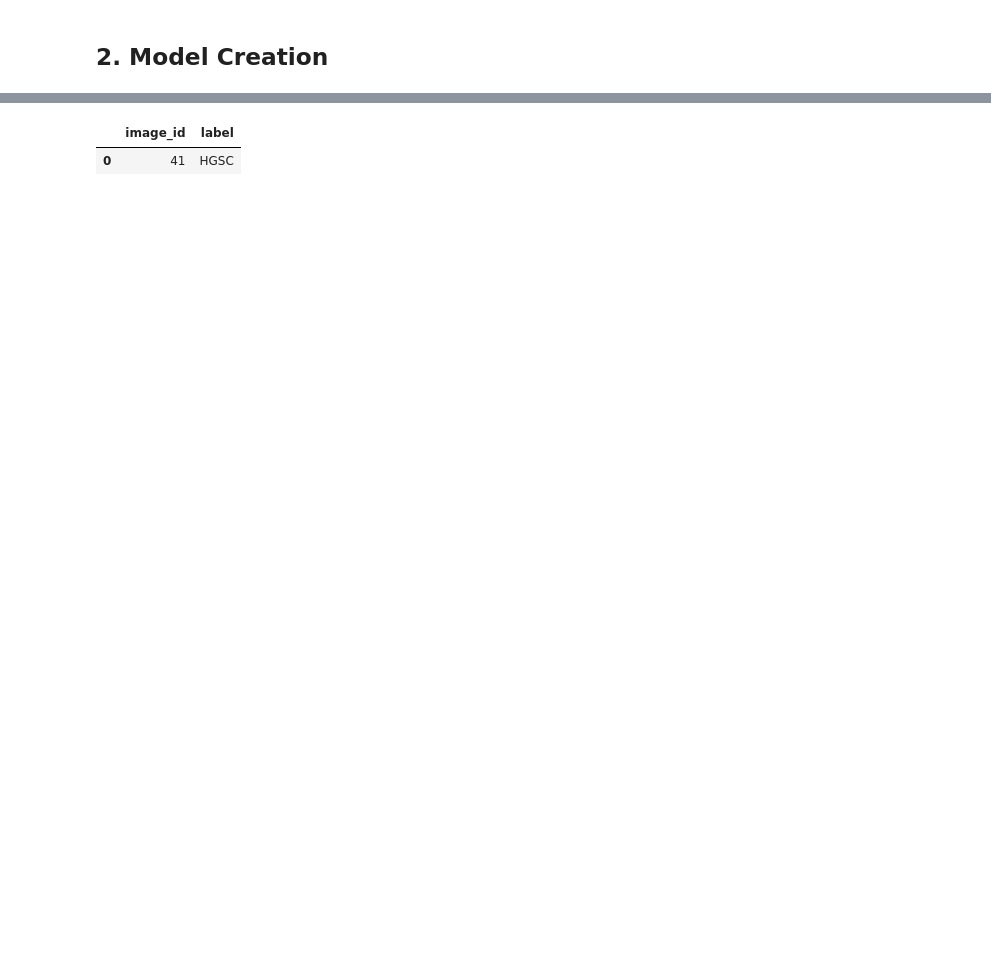
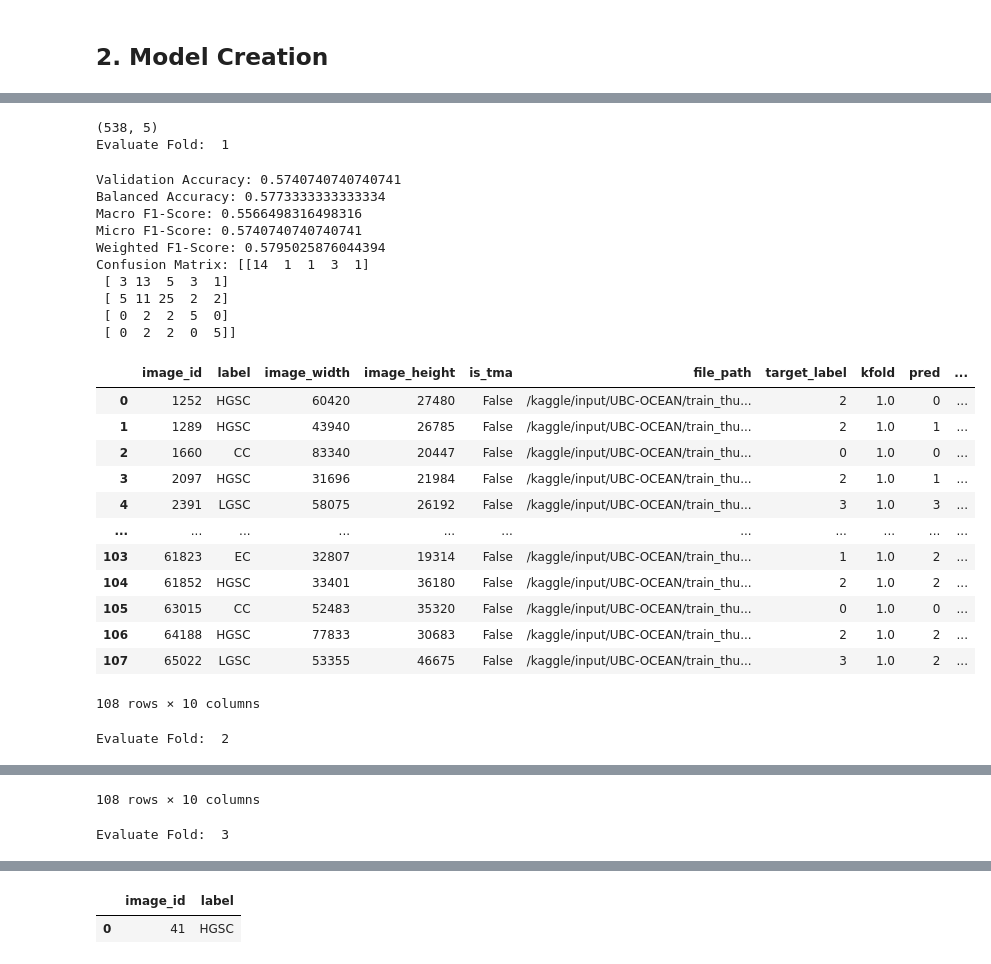
Before and after one commit to Niggl0n/UBC_Cancer_Classification, a Jupyter notebook: cnn-baseline.ipynb, the cells around one changed output, grey strips where cells are left out. Drawn from its saved outputs; the diff is of its cells as text; code cells hidden in the pictures; blank space fills up the shorter version.

Commit message:
Kaggle Notebook | EfficientNetB0_pretrained_inference | Version 20

```diff
--- a/cnn-baseline.ipynb
+++ b/cnn-baseline.ipynb
@@ -274,0 +314,19 @@ model.load_state_dict(torch.load('/kaggle/input/efficientnetb0-training/best_mod
+# %%
+model_filepaths = []
+models = []
+
+for dirname, _, filenames in os.walk('/kaggle/input'):
+    for filename in filenames:
+        if "best_model" in filename:
+            curr_model_path = dirname+"/"+filename
+            print(curr_model_path)
+            model_filepaths.append(curr_model_path)
+        continue
+
+for curr_model_path in sorted(model_filepaths):
+    print(curr_model_path)
+    model = EfficientNetB0(CONFIG['model_name'], CONFIG['num_classes'], pretrained=False)
+    model.to(CONFIG['device']);
+    model.load_state_dict(torch.load(curr_model_path, map_location=torch.device('cpu')))
+    models.append(model)
+print(f"Numer of models loaded: {len(models)}")
@@ -289,0 +412,59 @@ test_loader = DataLoader(test_dataset, batch_size=CONFIG['valid_batch_size'],
+# %%
+if not CONFIG["is_submission"]:
+    df_train = pd.read_csv("/kaggle/input/UBC-OCEAN/train.csv")
+    print(df_train.shape)
+    df_train['file_path'] = df_train.apply(lambda row: get_train_file_path(row), axis=1)
+    df_train['target_label'] = encoder.transform(df_train['label'])
+    # use stratified K Fold for crossvalidation
+    skf = StratifiedKFold(n_splits=CONFIG['n_fold'], shuffle=True, random_state=CONFIG["seed"])
+    for fold, ( _, val_) in enumerate(skf.split(X=df_train, y=df_train.target_label)):
+        df_train.loc[val_ , "kfold"] = int(fold)
+
+    all_labels = []
+    all_predictions = []
+    for fold, model in enumerate(models):
+        fold += 1
+        print("Evaluate Fold: ", fold)
+        model.eval()
+        model.to(CONFIG["device"])
+        df_train_fold = df_train[df_train["kfold"]!=fold].reset_index(drop=True)
+        df_valid_fold = df_train[df_train["kfold"]==fold].reset_index(drop=True)
+
+        #train_dataset = UBCDataset(df_train_fold, transforms=data_transforms["train"])
+        #train_loader = DataLoader(train_dataset, batch_size=CONFIG['train_batch_size'],
+        #                          num_workers=2, shuffle=False, pin_memory=True)
+        valid_dataset = UBCDataset(df_valid_fold, transforms=data_transforms["valid"])
+        valid_loader = DataLoader(valid_dataset, batch_size=CONFIG['valid_batch_size'],
+                                  num_workers=2, shuffle=False, pin_memory=True)
+
+        df_validate, predictions, labels = predict_val_dataset(model, CONFIG, df_valid_fold, TRAIN_DIR, val_size=1)
+        all_labels.extend(labels)
+        all_predictions.extend(predictions)
+        display(df_validate)
+# %% [output]
+(538, 5)
+Evaluate Fold:  1
+Validation Accuracy: 0.5740740740740741
+Balanced Accuracy: 0.5773333333333334
+Macro F1-Score: 0.5566498316498316
+Micro F1-Score: 0.5740740740740741
+Weighted F1-Score: 0.5795025876044394
+Confusion Matrix: [[14  1  1  3  1]
+ [ 3 13  5  3  1]
+ [ 5 11 25  2  2]
+ [ 0  2  2  5  0]
+ [ 0  2  2  0  5]]
+|  | image_id | label | image_width | image_height | is_tma | file_path | target_label | kfold | pred | ... |
+| 0 | 1252 | HGSC | 60420 | 27480 | False | /kaggle/input/UBC-OCEAN/train_thu... | 2 | 1.0 | 0 | ... |
+| 1 | 1289 | HGSC | 43940 | 26785 | False | /kaggle/input/UBC-OCEAN/train_thu... | 2 | 1.0 | 1 | ... |
+| 2 | 1660 | CC | 83340 | 20447 | False | /kaggle/input/UBC-OCEAN/train_thu... | 0 | 1.0 | 0 | ... |
+| 3 | 2097 | HGSC | 31696 | 21984 | False | /kaggle/input/UBC-OCEAN/train_thu... | 2 | 1.0 | 1 | ... |
+| 4 | 2391 | LGSC | 58075 | 26192 | False | /kaggle/input/UBC-OCEAN/train_thu... | 3 | 1.0 | 3 | ... |
+| ... | ... | ... | ... | ... | ... | ... | ... | ... | ... | ... |
+| 103 | 61823 | EC | 32807 | 19314 | False | /kaggle/input/UBC-OCEAN/train_thu... | 1 | 1.0 | 2 | ... |
+| 104 | 61852 | HGSC | 33401 | 36180 | False | /kaggle/input/UBC-OCEAN/train_thu... | 2 | 1.0 | 2 | ... |
+| 105 | 63015 | CC | 52483 | 35320 | False | /kaggle/input/UBC-OCEAN/train_thu... | 0 | 1.0 | 0 | ... |
+| 106 | 64188 | HGSC | 77833 | 30683 | False | /kaggle/input/UBC-OCEAN/train_thu... | 2 | 1.0 | 2 | ... |
+| 107 | 65022 | LGSC | 53355 | 46675 | False | /kaggle/input/UBC-OCEAN/train_thu... | 3 | 1.0 | 2 | ... |
+108 rows × 10 columns
+Evaluate Fold:  2
@@ -289,0 +493,2 @@ test_loader = DataLoader(test_dataset, batch_size=CONFIG['valid_batch_size'],
+108 rows × 10 columns
+Evaluate Fold:  3
```
Also changed, not shown: parts of 25 cells of this notebook.
